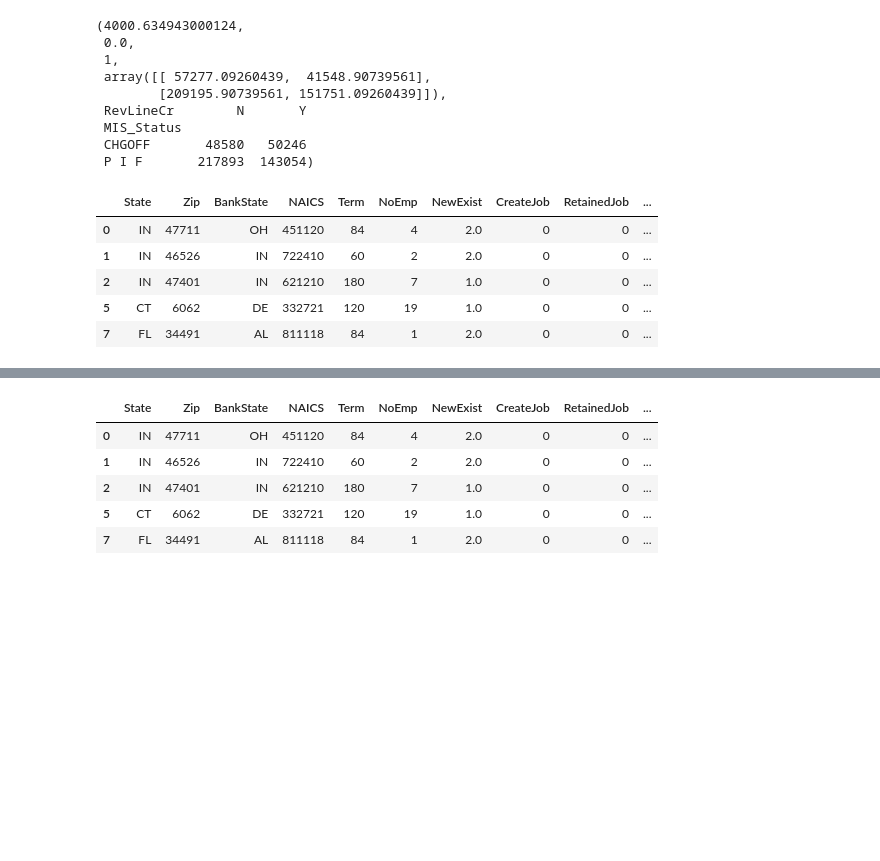
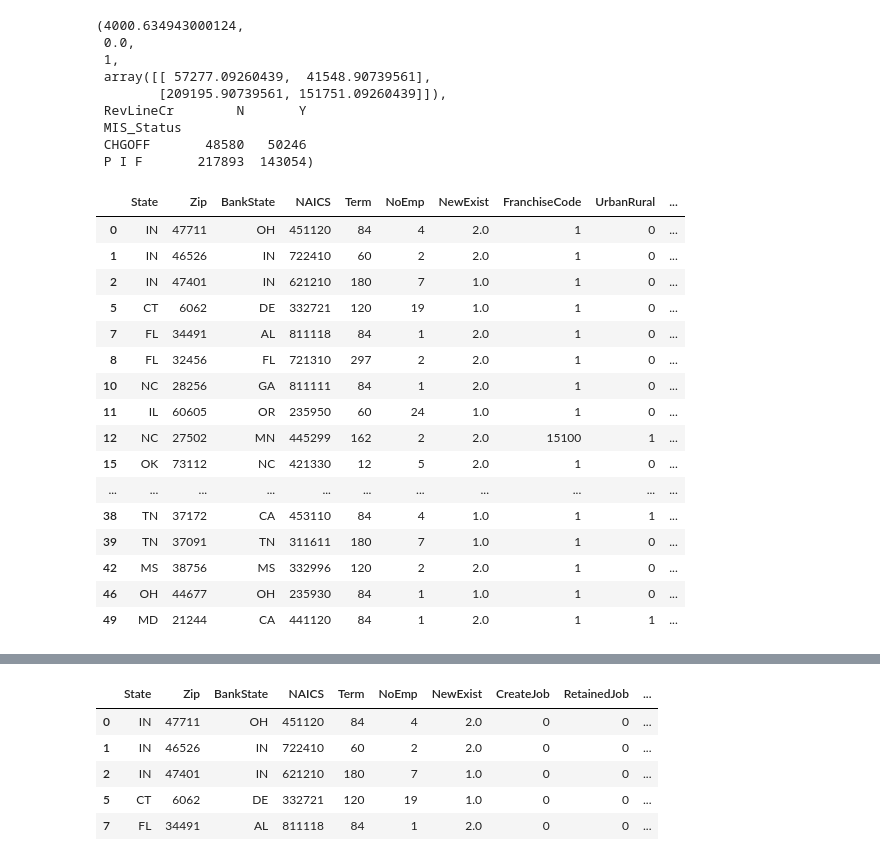
Before and after one commit to Memory77/brief_classif_sba, a Jupyter notebook: nettoyage_deb.ipynb, the cells around one changed output, grey strips where cells are left out. Cells and saved outputs as stored; diff of their text form; code cells hidden in the pictures; blank space fills up the shorter version.

```diff
--- a/nettoyage_deb.ipynb
+++ b/nettoyage_deb.ipynb
@@ -483,16 +483,27 @@ chi2, p, dof, expected, contingency_table
  CHGOFF       48580   50246
  P I F       217893  143054)
 # %%
-df4 = df2.copy()
-df4['MIS_Status'] = df4['MIS_Status'].replace({'P I F': 1, 'CHGOFF': 0})
 
-df4.head()
+df2['MIS_Status'] = df2['MIS_Status'].replace({'P I F': 0, 'CHGOFF': 1})
+
+df2.head(25)
 # %% [output]
-|  | State | Zip | BankState | NAICS | Term | NoEmp | NewExist | CreateJob | RetainedJob | ... |
-| 0 | IN | 47711 | OH | 451120 | 84 | 4 | 2.0 | 0 | 0 | ... |
-| 1 | IN | 46526 | IN | 722410 | 60 | 2 | 2.0 | 0 | 0 | ... |
-| 2 | IN | 47401 | IN | 621210 | 180 | 7 | 1.0 | 0 | 0 | ... |
-| 5 | CT | 6062 | DE | 332721 | 120 | 19 | 1.0 | 0 | 0 | ... |
-| 7 | FL | 34491 | AL | 811118 | 84 | 1 | 2.0 | 0 | 0 | ... |
+|  | State | Zip | BankState | NAICS | Term | NoEmp | NewExist | FranchiseCode | UrbanRural | ... |
+| 0 | IN | 47711 | OH | 451120 | 84 | 4 | 2.0 | 1 | 0 | ... |
+| 1 | IN | 46526 | IN | 722410 | 60 | 2 | 2.0 | 1 | 0 | ... |
+| 2 | IN | 47401 | IN | 621210 | 180 | 7 | 1.0 | 1 | 0 | ... |
+| 5 | CT | 6062 | DE | 332721 | 120 | 19 | 1.0 | 1 | 0 | ... |
+| 7 | FL | 34491 | AL | 811118 | 84 | 1 | 2.0 | 1 | 0 | ... |
+| 8 | FL | 32456 | FL | 721310 | 297 | 2 | 2.0 | 1 | 0 | ... |
+| 10 | NC | 28256 | GA | 811111 | 84 | 1 | 2.0 | 1 | 0 | ... |
+| 11 | IL | 60605 | OR | 235950 | 60 | 24 | 1.0 | 1 | 0 | ... |
+| 12 | NC | 27502 | MN | 445299 | 162 | 2 | 2.0 | 15100 | 1 | ... |
+| 15 | OK | 73112 | NC | 421330 | 12 | 5 | 2.0 | 1 | 0 | ... |
+| ... | ... | ... | ... | ... | ... | ... | ... | ... | ... | ... |
+| 38 | TN | 37172 | CA | 453110 | 84 | 4 | 1.0 | 1 | 1 | ... |
+| 39 | TN | 37091 | TN | 311611 | 180 | 7 | 1.0 | 1 | 0 | ... |
+| 42 | MS | 38756 | MS | 332996 | 120 | 2 | 2.0 | 1 | 0 | ... |
+| 46 | OH | 44677 | OH | 235930 | 84 | 1 | 1.0 | 1 | 0 | ... |
+| 49 | MD | 21244 | CA | 441120 | 84 | 1 | 2.0 | 1 | 1 | ... |
 # %%
 
```
Also changed, not shown: parts of 4 cells of this notebook, 1 other file.
